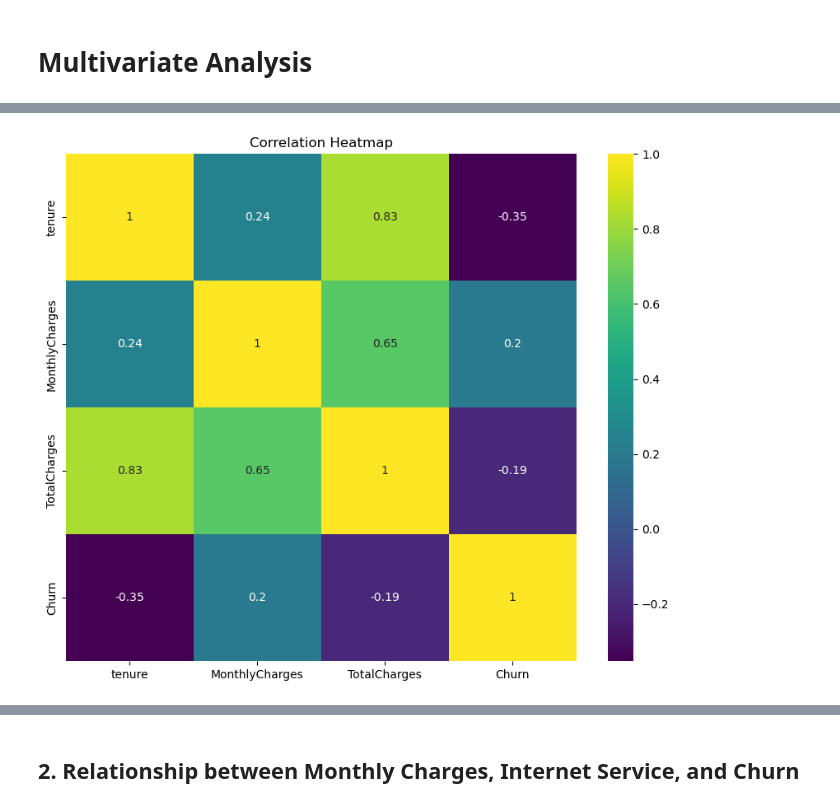
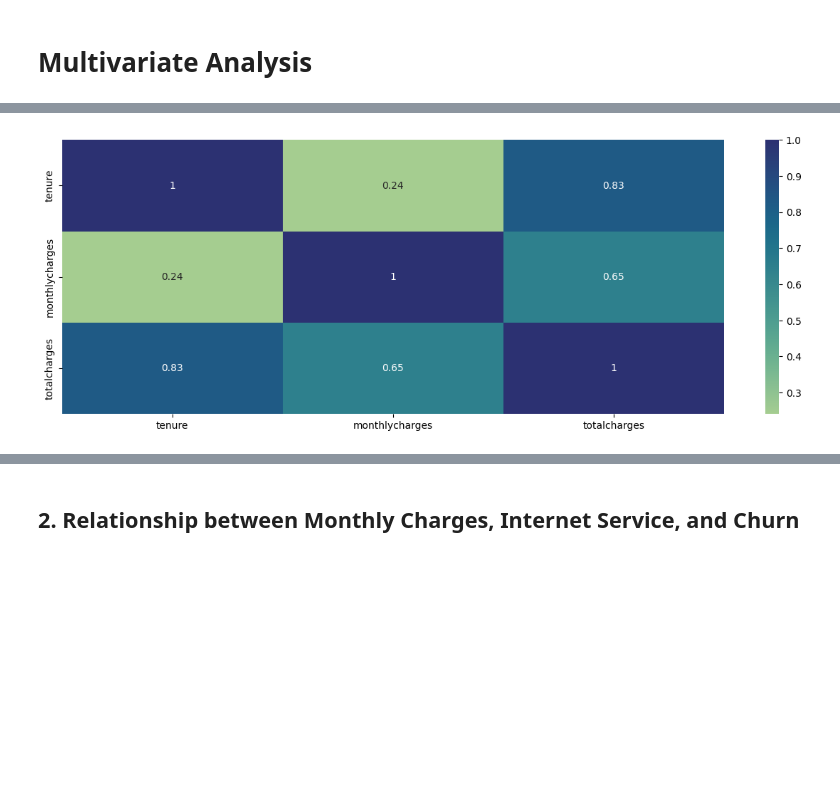
Before and after one commit to Caroline-Jerop/Customer-churn-Analysis, a Jupyter notebook: notebook/main.ipynb, the cells around one changed output, grey strips where cells are left out. Saved outputs shown, nothing was run; the diff lists cells and outputs as text; code cells hidden in the pictures; blank space fills up the shorter version.

```diff
--- a/notebook/main.ipynb
+++ b/notebook/main.ipynb
@@ -386,18 +479,23 @@ Having Unnecessary features would decrease the training speed, the model interpr
+# %%
+# Drop the customer ID column
+train_data.drop('customerid', axis=1, inplace=True)
+# Drop the customer ID column
+test_data.drop('customerid', axis=1, inplace=True)
 # %% [markdown]
 ##### Removing 'automatic' from Payment Method names
 # %%
 # Remove 'automatic' from payment method names in the train dataset
-train_df['PaymentMethod'] = train_df['PaymentMethod'].str.replace(' (automatic)', '', regex=False)
+train_data['paymentmethod'] = train_data['paymentmethod'].str.replace(' (automatic)', '', regex=False)
 
 # Unique elements of the 'PaymentMethod' column after the modification
-train_df['PaymentMethod'].unique()
+train_data['paymentmethod'].unique()
 # %% [output]
 array(['Electronic check', 'Mailed check', 'Bank transfer', 'Credit card'],
       dtype=object)
 # %%
 # Remove 'automatic' from payment method names in the test dataset
-test_df['PaymentMethod'] = test_df['PaymentMethod'].str.replace(' (automatic)', '', regex=False)
+test_data['paymentmethodd'] = test_data['paymentmethod'].str.replace(' (automatic)', '', regex=False)
 
 # Unique elements of the 'PaymentMethod' column after the modification
-test_df['PaymentMethod'].unique()
+test_data['paymentmethod'].unique()
 # %% [output]
@@ -407,19 +505,22 @@ array(['Electronic check', 'Mailed check', 'Credit card', 'Bank transfer'],
 ##### Modifying Unique Values for Columns In Both Datasets for Consistency
 # %%
 # Modifying The 'SeniorCitizen' column
-test_df['SeniorCitizen'] = test_df['SeniorCitizen'].replace({0: 'No', 1: 'Yes'})
+test_data['seniorcitizen'] = test_data['seniorcitizen'].replace({0: 'No', 1: 'Yes'})
 
 # Modifying selected columns in the train and test datasets using a for loop
-columns_to_modify = ['Partner', 'SeniorCitizen','Dependents', 'PhoneService', 'MultipleLines',
-                          'OnlineSecurity', 'OnlineBackup', 'DeviceProtection', 'TechSupport',
-                          'StreamingTV', 'StreamingMovies', 'PaperlessBilling']
+columns_to_modify = ['partner', 'seniorcitizen','dependents', 'phoneservice', 'multiplelines',
+                          'onlinesecurity', 'onlinebackup', 'deviceprotection', 'techsupport',
+                          'streamingtv', 'streamingmovies', 'paperlessbilling']
 
 # Iterate over the columns to replace the unique values using a for loop
 for column in columns_to_modify:
     # Replace boolean values with 'No' and 'Yes' in the train dataset
-    train_df[column] = train_df[column].replace({False: 'No', True: 'Yes', 'No phone service': 'No'})
+    train_data[column] = train_data[column].replace({False: 'No', True: 'Yes', 'No internet service': 'No','No phone service': 'No'})
     # Replace boolean values with 'No' and 'Yes' in the test dataset
-    test_df[column] = test_df[column].replace({False: 'No', True: 'Yes', 'No phone service': 'No'})
+    test_data[column] = test_data[column].replace({False: 'No', True: 'Yes', 'No internet service': 'No','No phone service': 'No'})
 
 # Modifying The 'Churn' column
-train_df['Churn'] = train_df['Churn'].replace({'No': False, None: False, 'Yes': True})
+train_data['churn'] = train_data['churn'].replace({False: 'No', True: 'Yes'})
+
+# convert senior citizen to object
+train_data['seniorcitizen'] = train_data['seniorcitizen'].replace({0:'No', 1:'Yes'})
@@ -1000,9 +747,8 @@ corr_matrix
 # %%
-# Plot the correlation heatmap
-plt.figure(figsize=(10, 8))
-sns.heatmap(corr_matrix, annot=True, cmap='viridis')
-plt.title('Correlation Heatmap')
+# plot a heatmap for all the numerical columns to show correlation
+plt.figure( figsize=(15, 5))
+sns.heatmap(data=train_data.select_dtypes('number').corr(), cmap='crest', annot=True)
 plt.show()
 # %% [output]
-[figure, old version]
+[figure, new version]
 # %% [markdown]
```
Also changed, not shown: parts of 165 cells of this notebook.
